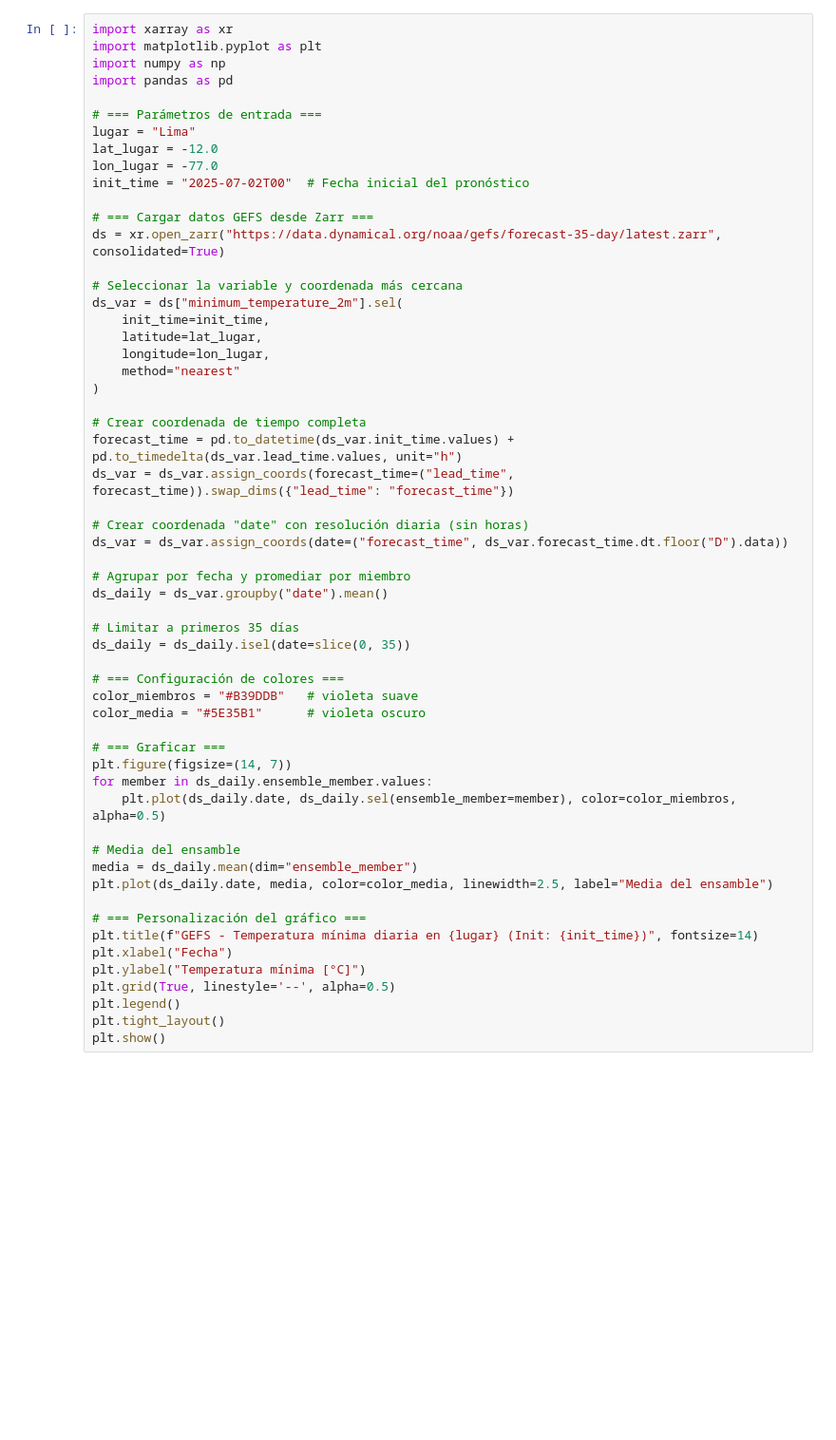
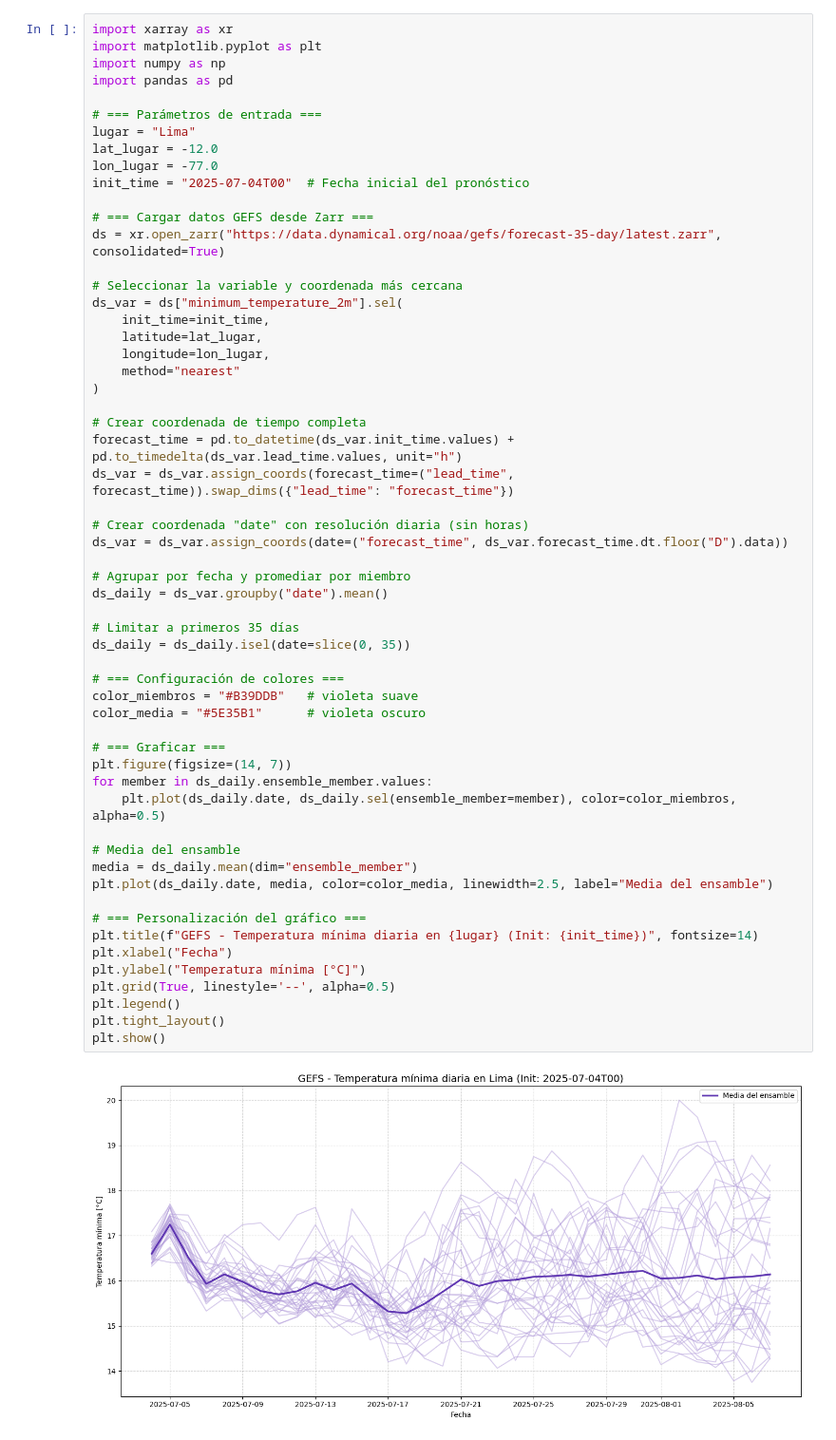
Before and after one commit to SMN-SENAMHI/S2S, a Jupyter notebook: tmax.tmin.tmed.ipynb, the cells around one changed output. Shown at 95% size. Cells and saved outputs as stored; diff of their text form; blank space fills up the shorter version.

```diff
--- a/tmax.tmin.tmed.ipynb
+++ b/tmax.tmin.tmed.ipynb
@@ -37,7 +37,7 @@ import pandas as pd
 lugar = "Lima"
 lat_lugar = -12.0
 lon_lugar = -77.0
-init_time = "2025-07-02T00"  # Fecha inicial del pronóstico
+init_time = "2025-07-04T00"  # Fecha inicial del pronóstico
 
 # === Cargar datos GEFS desde Zarr ===
 ds = xr.open_zarr("https://data.dynamical.org/noaa/gefs/forecast-35-day/latest.zarr", consolidated=True)
@@ -57,33 +57,35 @@ ds_var = ds_var.assign_coords(forecast_time=("lead_time", forecast_time)).swap_d
 # Crear coordenada "date" con resolución diaria (sin horas)
 ds_var = ds_var.assign_coords(date=("forecast_time", ds_var.forecast_time.dt.floor("D").data))
 
 # Agrupar por fecha y promediar por miembro
 ds_daily = ds_var.groupby("date").mean()
 
 # Limitar a primeros 35 días
 ds_daily = ds_daily.isel(date=slice(0, 35))
 
 # === Configuración de colores ===
 color_miembros = "#B39DDB"   # violeta suave
 color_media = "#5E35B1"      # violeta oscuro
 
 # === Graficar ===
 plt.figure(figsize=(14, 7))
 for member in ds_daily.ensemble_member.values:
     plt.plot(ds_daily.date, ds_daily.sel(ensemble_member=member), color=color_miembros, alpha=0.5)
 
 # Media del ensamble
 media = ds_daily.mean(dim="ensemble_member")
 plt.plot(ds_daily.date, media, color=color_media, linewidth=2.5, label="Media del ensamble")
 
 # === Personalización del gráfico ===
 plt.title(f"GEFS - Temperatura mínima diaria en {lugar} (Init: {init_time})", fontsize=14)
 plt.xlabel("Fecha")
 plt.ylabel("Temperatura mínima [°C]")
 plt.grid(True, linestyle='--', alpha=0.5)
 plt.legend()
 plt.tight_layout()
 plt.show()
+# %% [output]
+[figure, added]
 # %%
 import xarray as xr
 import matplotlib.pyplot as plt
```
Also changed, not shown: parts of 1 cell of this notebook.
